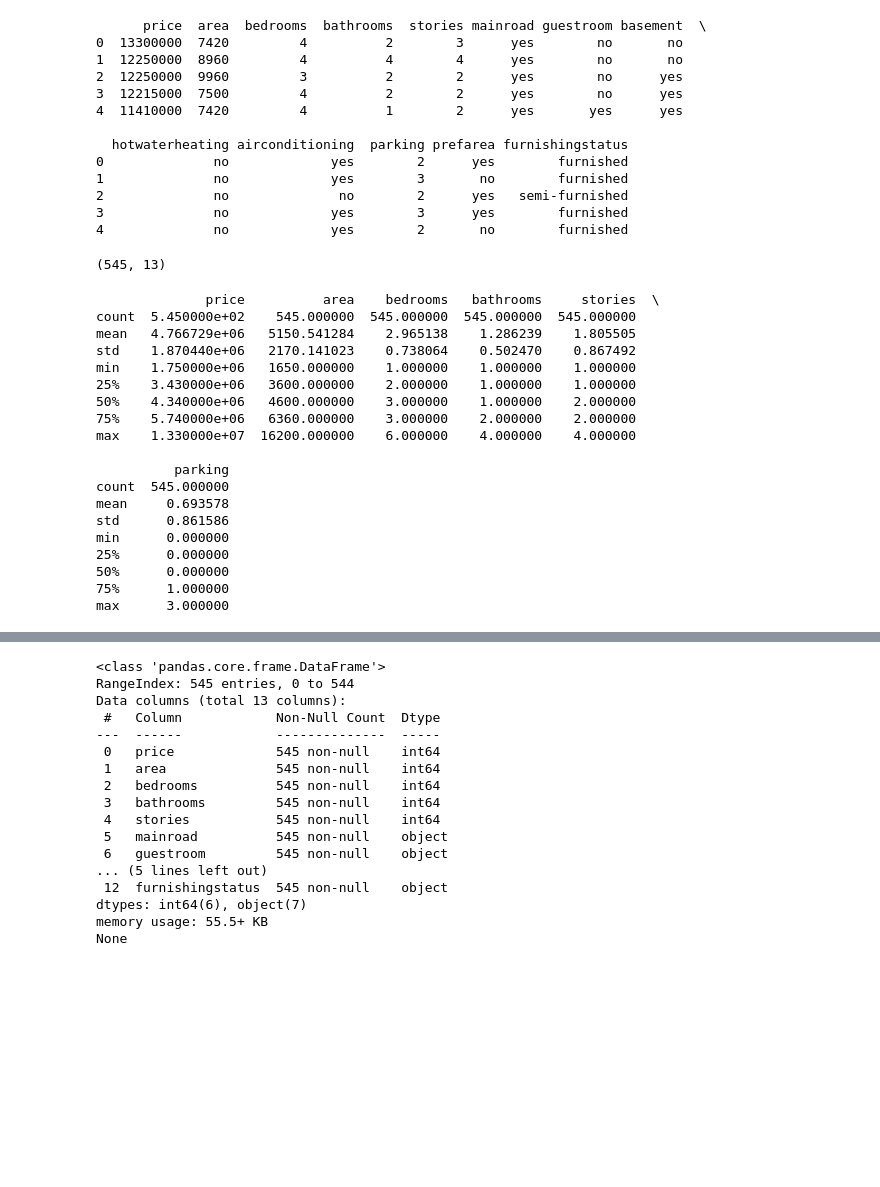
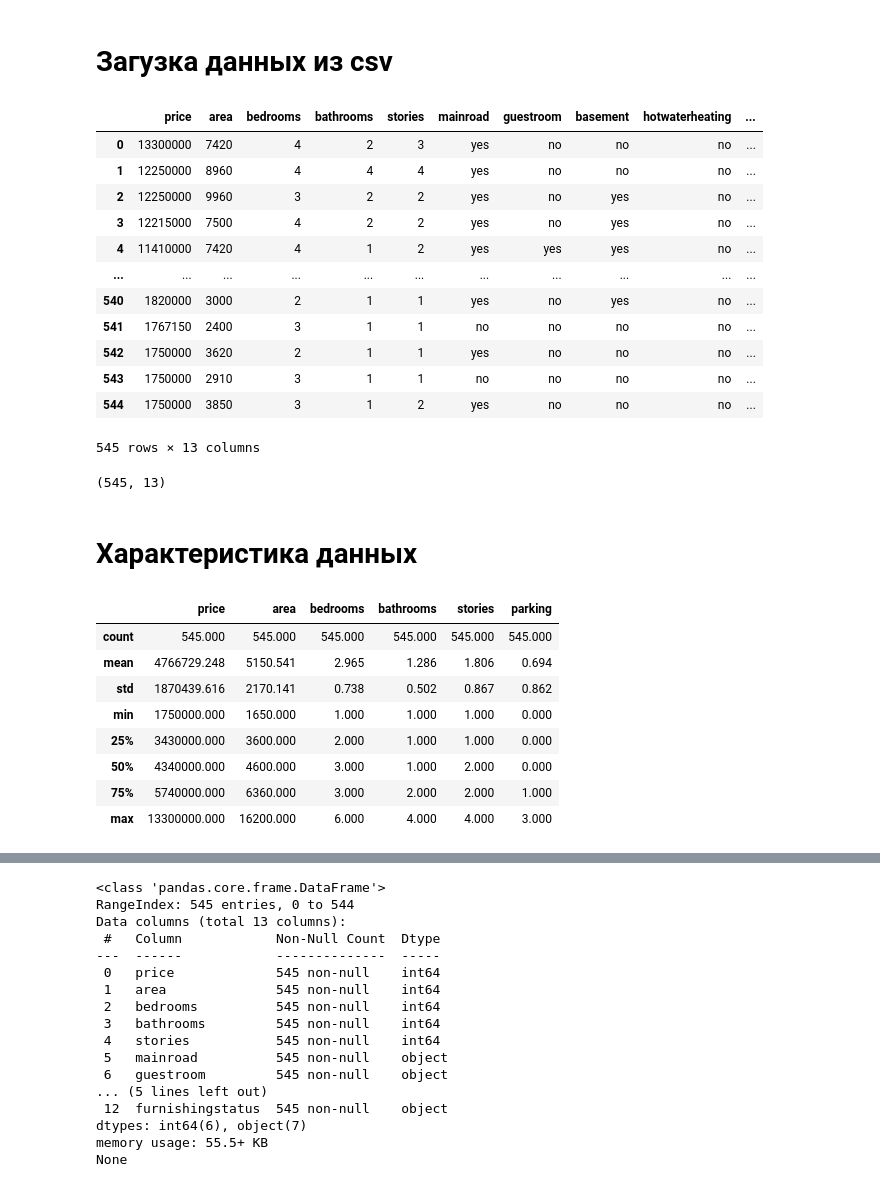
Before and after one commit to nikitazhuikov/Kaggle, a Jupyter notebook: Kaggle_housing.ipynb, the cells around one changed output, grey strips where cells are left out. Saved outputs shown, nothing was run; the diff lists cells and outputs as text; code cells hidden in the pictures; blank space fills up the shorter version.

```diff
--- a/Kaggle_housing.ipynb
+++ b/Kaggle_housing.ipynb
@@ -1,51 +1,51 @@
+# %% [markdown]
+# Загузка данных из csv
 # %%
 import pandas as pd
 import numpy as np
 import matplotlib.pyplot as plt
 import seaborn as sns
+from sklearn.cluster import KMeans
 
+pd.set_option('display.max_rows', 500)
+pd.set_option('display.max_columns', 500)
+pd.set_option('display.width', 1000)
+pd.set_option('display.max_colwidth', None)
+pd.set_option('display.float_format', lambda x: '%.3f' % x)
 df=pd.read_csv('Housing.csv')
-print(df.head())
+display(df)
 # %% [output]
+|  | price | area | bedrooms | bathrooms | stories | mainroad | guestroom | basement | hotwaterheating | ... |
+| 0 | 13300000 | 7420 | 4 | 2 | 3 | yes | no | no | no | ... |
+| 1 | 12250000 | 8960 | 4 | 4 | 4 | yes | no | no | no | ... |
+| 2 | 12250000 | 9960 | 3 | 2 | 2 | yes | no | yes | no | ... |
+| 3 | 12215000 | 7500 | 4 | 2 | 2 | yes | no | yes | no | ... |
+| 4 | 11410000 | 7420 | 4 | 1 | 2 | yes | yes | yes | no | ... |
+| ... | ... | ... | ... | ... | ... | ... | ... | ... | ... | ... |
+| 540 | 1820000 | 3000 | 2 | 1 | 1 | yes | no | yes | no | ... |
+| 541 | 1767150 | 2400 | 3 | 1 | 1 | no | no | no | no | ... |
+| 542 | 1750000 | 3620 | 2 | 1 | 1 | yes | no | no | no | ... |
+| 543 | 1750000 | 2910 | 3 | 1 | 1 | no | no | no | no | ... |
+| 544 | 1750000 | 3850 | 3 | 1 | 2 | yes | no | no | no | ... |
-      price  area  bedrooms  bathrooms  stories mainroad guestroom basement  \
-0  13300000  7420         4          2        3      yes        no       no
-1  12250000  8960         4          4        4      yes        no       no
-2  12250000  9960         3          2        2      yes        no      yes
-3  12215000  7500         4          2        2      yes        no      yes
-4  11410000  7420         4          1        2      yes       yes      yes
-
-  hotwaterheating airconditioning  parking prefarea furnishingstatus
-0              no             yes        2      yes        furnished
-1              no             yes        3       no        furnished
-2              no              no        2      yes   semi-furnished
-3              no             yes        3      yes        furnished
-4              no             yes        2       no        furnished
+545 rows × 13 columns
 # %%
 print(df.shape)
 # %% [output]
 (545, 13)
+# %% [markdown]
+# Характеристика данных
 # %%
-print(df.describe())
+display(df.describe())
 # %% [output]
-              price          area    bedrooms   bathrooms     stories  \
-count  5.450000e+02    545.000000  545.000000  545.000000  545.000000
-mean   4.766729e+06   5150.541284    2.965138    1.286239    1.805505
-std    1.870440e+06   2170.141023    0.738064    0.502470    0.867492
-min    1.750000e+06   1650.000000    1.000000    1.000000    1.000000
-25%    3.430000e+06   3600.000000    2.000000    1.000000    1.000000
-50%    4.340000e+06   4600.000000    3.000000    1.000000    2.000000
-75%    5.740000e+06   6360.000000    3.000000    2.000000    2.000000
-max    1.330000e+07  16200.000000    6.000000    4.000000    4.000000
-
-          parking
-count  545.000000
-mean     0.693578
-std      0.861586
-min      0.000000
-25%      0.000000
-50%      0.000000
-75%      1.000000
-max      3.000000
+|  | price | area | bedrooms | bathrooms | stories | parking |
+| count | 545.000 | 545.000 | 545.000 | 545.000 | 545.000 | 545.000 |
+| mean | 4766729.248 | 5150.541 | 2.965 | 1.286 | 1.806 | 0.694 |
+| std | 1870439.616 | 2170.141 | 0.738 | 0.502 | 0.867 | 0.862 |
+| min | 1750000.000 | 1650.000 | 1.000 | 1.000 | 1.000 | 0.000 |
+| 25% | 3430000.000 | 3600.000 | 2.000 | 1.000 | 1.000 | 0.000 |
+| 50% | 4340000.000 | 4600.000 | 3.000 | 1.000 | 2.000 | 0.000 |
+| 75% | 5740000.000 | 6360.000 | 3.000 | 2.000 | 2.000 | 1.000 |
+| max | 13300000.000 | 16200.000 | 6.000 | 4.000 | 4.000 | 3.000 |
 # %%
 print(df.columns)
 # %% [output]
```
Also changed, not shown: parts of 36 cells of this notebook.
